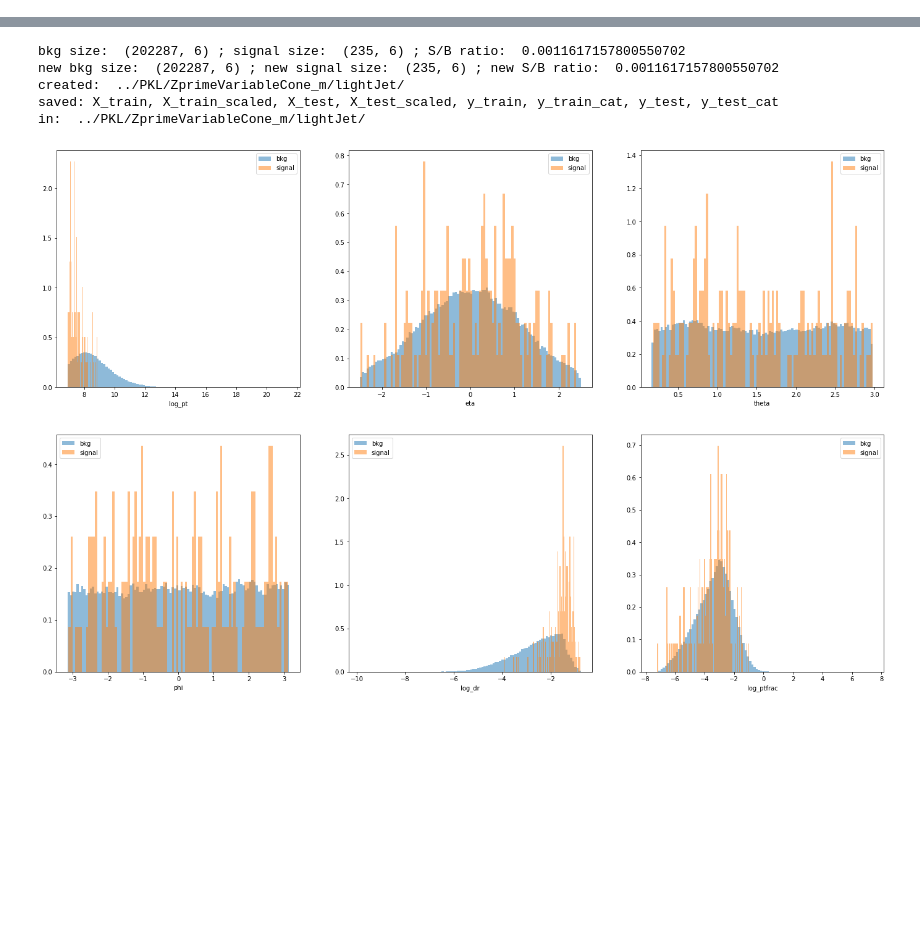
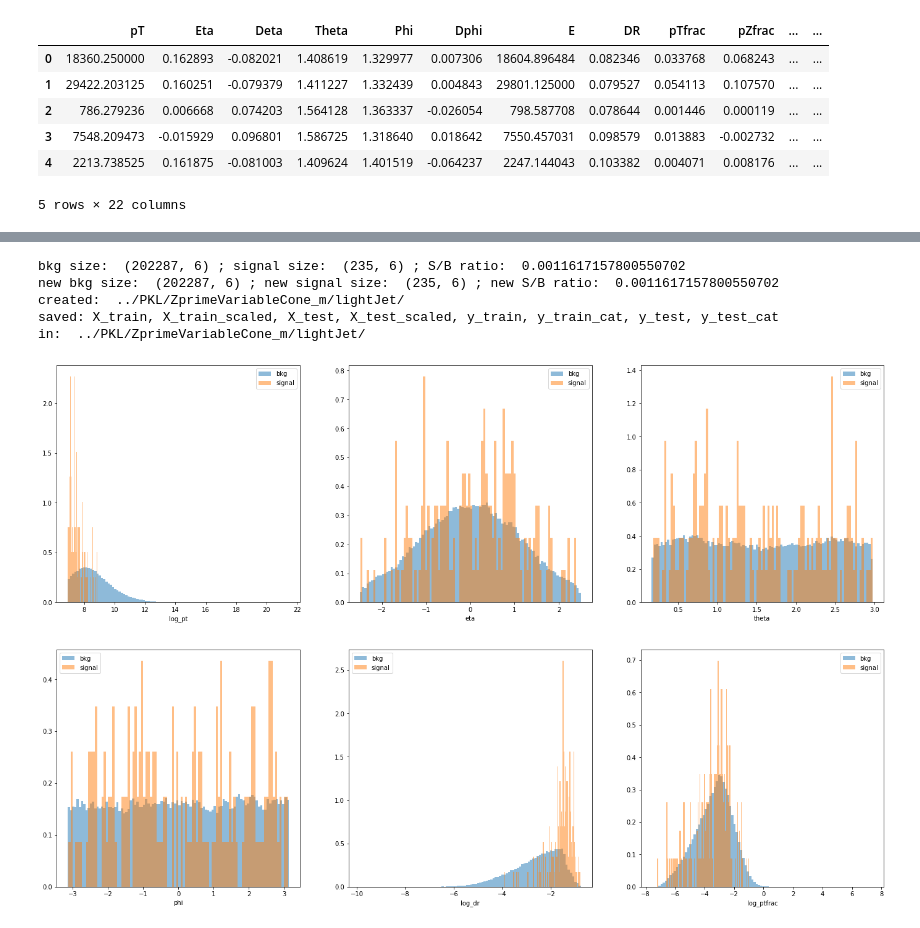
Before and after one commit to martinosal/TA_trainer, a Jupyter notebook: steering_macro.ipynb, the cells around one changed output, grey strips where cells are left out. Saved outputs shown, nothing was run; the diff lists cells and outputs as text; code cells hidden in the pictures; blank space fills up the shorter version.

```diff
--- a/steering_macro.ipynb
+++ b/steering_macro.ipynb
@@ -25,5 +27,10 @@ path='../PKL/Zprime'+mode
 # %%
-data_singleBJet=pd.read_csv(path+'singleBJet_df_m3.csv')
-data_singleBTrk=pd.read_csv(path+'singleBTrk_df_m3.csv')
-data_lightJet=pd.read_csv(path+'lightJet_df_m3.csv')
-data_lightTrk=pd.read_csv(path+'lightTrk_df_m3.csv')
+data_singleBJet=pd.read_csv(path+'singleBJet_df.csv')
+data_singleBTrk=pd.read_csv(path+'singleBTrk_df.csv')
+#data_lightJet=pd.read_csv(path+'lightJet_df.csv')
+#data_lightTrk=pd.read_csv(path+'lightTrk_df.csv')
+
+#data_singleBJet_02=pd.read_csv(path+'singleBJet_0.2_df.csv')
+#data_singleBTrk_02=pd.read_csv(path+'singleBTrk_0.2_df.csv')
+
+#data_singleBTrk.shape,data_singleBTrk_02.shape
@@ -194,4 +159,14 @@ def dataset_split(X,y,test_frac,path):
     print('in: ',path)
 
     return X_train, X_test, y_train, y_train_cat, y_test, y_test_cat
+# %%
+data_singleBTrk.head()
+# %% [output]
+|  | pT | Eta | Deta | Theta | Phi | Dphi | E | DR | pTfrac | pZfrac | ... | ... |
+| 0 | 18360.250000 | 0.162893 | -0.082021 | 1.408619 | 1.329977 | 0.007306 | 18604.896484 | 0.082346 | 0.033768 | 0.068243 | ... | ... |
+| 1 | 29422.203125 | 0.160251 | -0.079379 | 1.411227 | 1.332439 | 0.004843 | 29801.125000 | 0.079527 | 0.054113 | 0.107570 | ... | ... |
+| 2 | 786.279236 | 0.006668 | 0.074203 | 1.564128 | 1.363337 | -0.026054 | 798.587708 | 0.078644 | 0.001446 | 0.000119 | ... | ... |
+| 3 | 7548.209473 | -0.015929 | 0.096801 | 1.586725 | 1.318640 | 0.018642 | 7550.457031 | 0.098579 | 0.013883 | -0.002732 | ... | ... |
+| 4 | 2213.738525 | 0.161875 | -0.081003 | 1.409624 | 1.401519 | -0.064237 | 2247.144043 | 0.103382 | 0.004071 | 0.008176 | ... | ... |
+5 rows × 22 columns
 # %%
```
Also changed, not shown: parts of 18 cells of this notebook, 8 other files.
